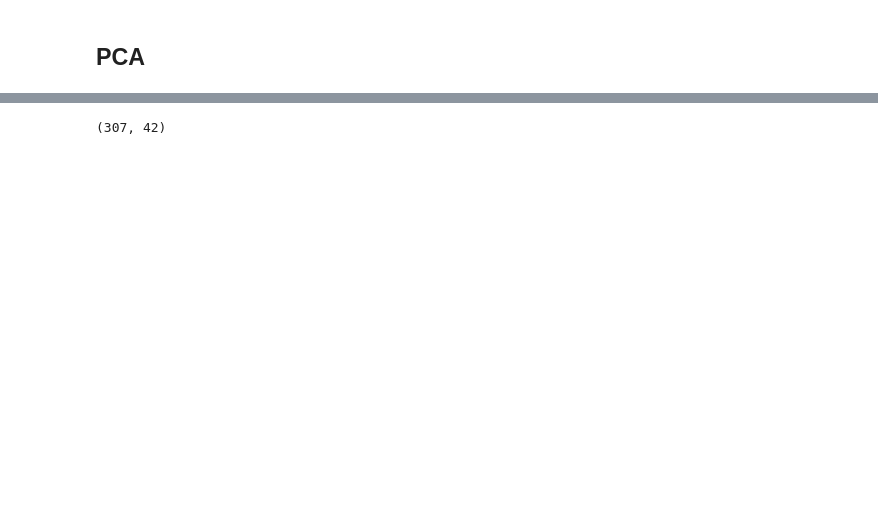
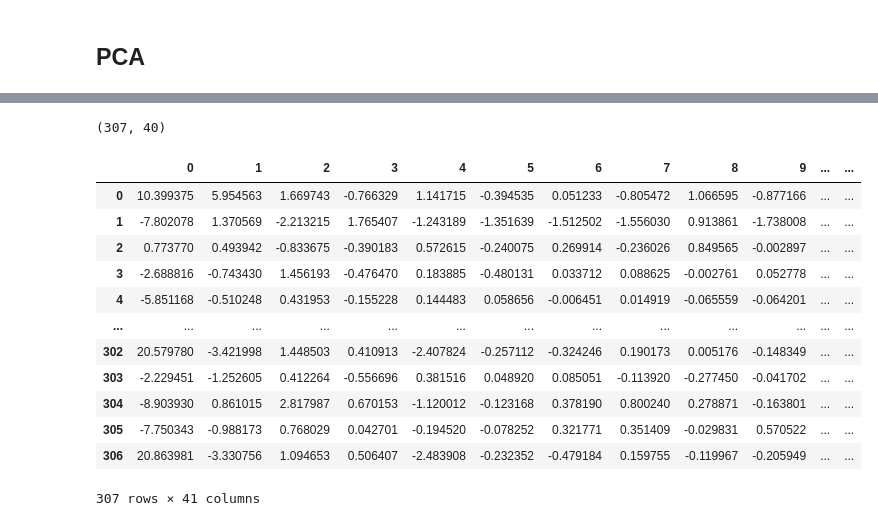
Before and after one commit to lvu5/med_project, a Jupyter notebook: Untitled.ipynb, the cells around one changed output, grey strips where cells are left out. Cells and saved outputs as stored; diff of their text form; code cells hidden in the pictures; blank space fills up the shorter version.

```diff
--- a/Untitled.ipynb
+++ b/Untitled.ipynb
@@ -31,3 +46,3 @@ df.head()
 # %%
-x = df.loc[:,'x':]
+x = df.loc[:,'mean':]
 y = df.loc[:,'severity']
@@ -232,7 +239,7 @@ final_data = out[:,:za]
 # %%
 final_data.shape
 # %% [output]
-(307, 42)
+(307, 40)
 # %%
 col = []
 for i in range(0, za):
@@ -242,6 +249,22 @@ pcdf = pd.DataFrame( data =  final_data,columns=col)
                     #columns = ['pc1', 'pc2','pc3', 'pc4','pc5','pc6'])
 # %%
 pcdf['target'] = df['severity'].reset_index(drop=True)
+# %%
+pcdf
+# %% [output]
+|  | 0 | 1 | 2 | 3 | 4 | 5 | 6 | 7 | 8 | 9 | ... | ... |
+| 0 | 10.399375 | 5.954563 | 1.669743 | -0.766329 | 1.141715 | -0.394535 | 0.051233 | -0.805472 | 1.066595 | -0.877166 | ... | ... |
+| 1 | -7.802078 | 1.370569 | -2.213215 | 1.765407 | -1.243189 | -1.351639 | -1.512502 | -1.556030 | 0.913861 | -1.738008 | ... | ... |
+| 2 | 0.773770 | 0.493942 | -0.833675 | -0.390183 | 0.572615 | -0.240075 | 0.269914 | -0.236026 | 0.849565 | -0.002897 | ... | ... |
+| 3 | -2.688816 | -0.743430 | 1.456193 | -0.476470 | 0.183885 | -0.480131 | 0.033712 | 0.088625 | -0.002761 | 0.052778 | ... | ... |
+| 4 | -5.851168 | -0.510248 | 0.431953 | -0.155228 | 0.144483 | 0.058656 | -0.006451 | 0.014919 | -0.065559 | -0.064201 | ... | ... |
+| ... | ... | ... | ... | ... | ... | ... | ... | ... | ... | ... | ... | ... |
+| 302 | 20.579780 | -3.421998 | 1.448503 | 0.410913 | -2.407824 | -0.257112 | -0.324246 | 0.190173 | 0.005176 | -0.148349 | ... | ... |
+| 303 | -2.229451 | -1.252605 | 0.412264 | -0.556696 | 0.381516 | 0.048920 | 0.085051 | -0.113920 | -0.277450 | -0.041702 | ... | ... |
+| 304 | -8.903930 | 0.861015 | 2.817987 | 0.670153 | -1.120012 | -0.123168 | 0.378190 | 0.800240 | 0.278871 | -0.163801 | ... | ... |
+| 305 | -7.750343 | -0.988173 | 0.768029 | 0.042701 | -0.194520 | -0.078252 | 0.321771 | 0.351409 | -0.029831 | 0.570522 | ... | ... |
+| 306 | 20.863981 | -3.330756 | 1.094653 | 0.506407 | -2.483908 | -0.232352 | -0.479184 | 0.159755 | -0.119967 | -0.205949 | ... | ... |
+307 rows × 41 columns
 # %%
 X = pcdf.loc[: , '0':'39']
 y = pcdf.loc[:,'target']
```
Also changed, not shown: parts of 38 cells of this notebook, 6 other files.
